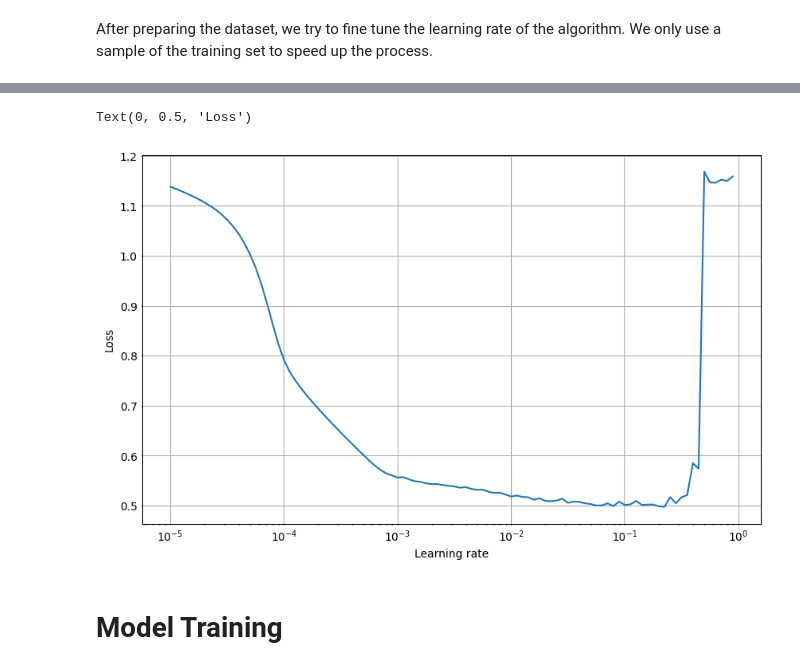
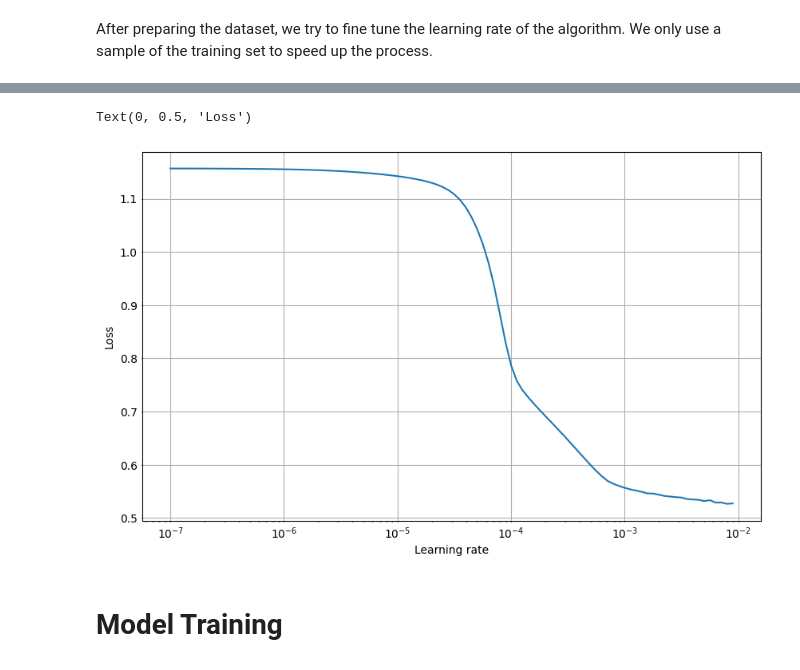
Before and after one commit to kassumanete/wawasan-capstone-ml, a Jupyter notebook: ml_modeling/sales_projection.ipynb, the cells around one changed output, grey strips where cells are left out. Drawn from its saved outputs; the diff is of its cells as text; code cells hidden in the pictures.

```diff
--- a/ml_modeling/sales_projection.ipynb
+++ b/ml_modeling/sales_projection.ipynb
@@ -230,8 +246,8 @@ Validation: (42672, 1), (42672, 5), (42672, 30), (42672, 1)
 Train: (341376, 1), (341376, 5), (341376, 30), (341376, 1)
 # %%
 #Turn each split into a tensorflow dataset
-train_dataset = tf.data.Dataset.from_tensor_slices(((vectorize_layer(train_items), train_dates, train_sales), train_target))
-val_dataset = tf.data.Dataset.from_tensor_slices(((vectorize_layer(val_items), val_dates, val_sales), val_target))
+train_dataset = tf.data.Dataset.from_tensor_slices(((train_items, train_dates, train_sales), train_target))
+val_dataset = tf.data.Dataset.from_tensor_slices(((val_items, val_dates, val_sales), val_target))
 #show the shapes of the datasets
 print(f'Validation: {val_dataset.element_spec}')
 print(f'Train: {train_dataset.element_spec}')
@@ -251,12 +267,13 @@ def create_model(vectorizer, normalizer):
     :return: keras model
     '''
     #input layers
-    item_input = tf.keras.Input(shape=(1,), name='item_code')
+    item_input = tf.keras.Input(shape=(1,),dtype=tf.string, name='item_code')
     date_input = tf.keras.Input(shape=(dates_feature,), name='date_features')
     sales_input = tf.keras.Input(shape=(WINDOW,),name='sales_window')
 
     #embedding layers
-    item_feature = tf.keras.layers.Embedding(vectorizer.vocabulary_size(), 64)(item_input)
+    item_feature = vectorizer(item_input)
+    item_feature = tf.keras.layers.Embedding(vectorizer.vocabulary_size(), output_dim = 64)(item_feature)
     item_feature = tf.keras.layers.Flatten()(item_feature)
 
     #date layers
@@ -299,13 +334,15 @@ train_sample = train_dataset.shuffle(BUFFER).batch(BATCH_SIZE).take(train_length
 val_sample = val_dataset.batch(BATCH_SIZE).take(val_length//10).prefetch(1)
 # %%
 #callback to tune the learning rate
+initial_lr = 1e-7
+
 lr_schedule = tf.keras.callbacks.LearningRateScheduler(
-    lambda epoch: 1e-5 * 10**(epoch / 20))
+    lambda epoch: initial_lr * 10**(epoch / 20))
 
-optimizer = tf.keras.optimizers.SGD(momentum=0.9)
+optimizer = tf.keras.optimizers.SGD(learning_rate =1e-8, momentum=0.9)
 
 model.compile(loss=tf.keras.losses.MeanSquaredError(),
               optimizer=optimizer,
               metrics=["mae", "mse"])
 
-history = model.fit(train_sample, epochs=100, callbacks=[lr_schedule],validation_data = val_sample, verbose=1)
+history = model.fit(train_sample, epochs=100, callbacks=[lr_schedule],validation_data = val_sample, verbose=0)
@@ -330,23 +349,23 @@ Epoch 100/100
 # %%
 # Define the learning rate array
-lrs = 1e-5 * (10 ** (np.arange(100) / 20))
+lrs = initial_lr * (10 ** (np.arange(100) / 20))
 
 # Set the figure size
 plt.figure(figsize=(10, 6))
 
 # Set the grid
 plt.grid(True)
 
 # Plot the loss in log scale
 plt.semilogx(lrs, history.history["loss"])
 
 # Increase the tickmarks size
 plt.tick_params('both', length=1, width=1, which='both')
 plt.xlabel("Learning rate")
 plt.ylabel("Loss")
 # %% [output]
 Text(0, 0.5, 'Loss')
-[figure, old version]
+[figure, new version]
 # %% [markdown]
 # Model Training
 # %% [markdown]
```
Also changed, not shown: parts of 13 cells of this notebook, 12 other files.
